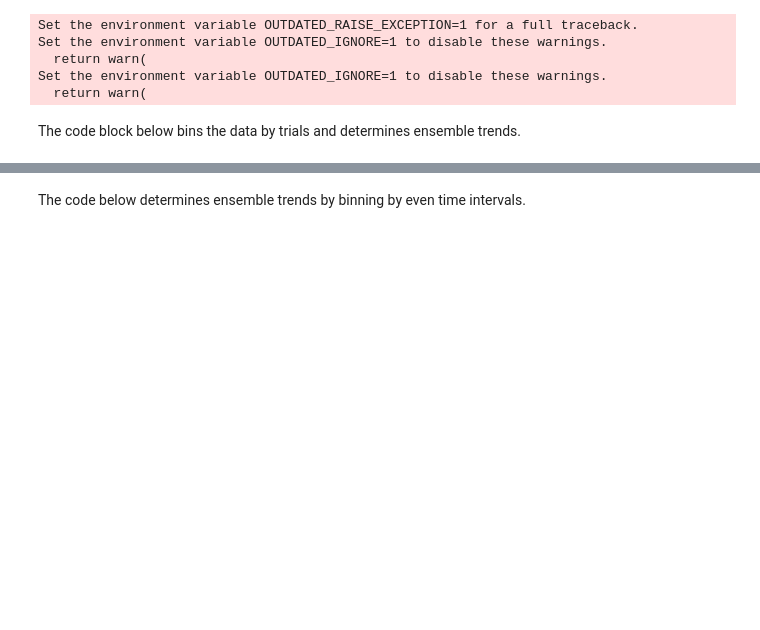
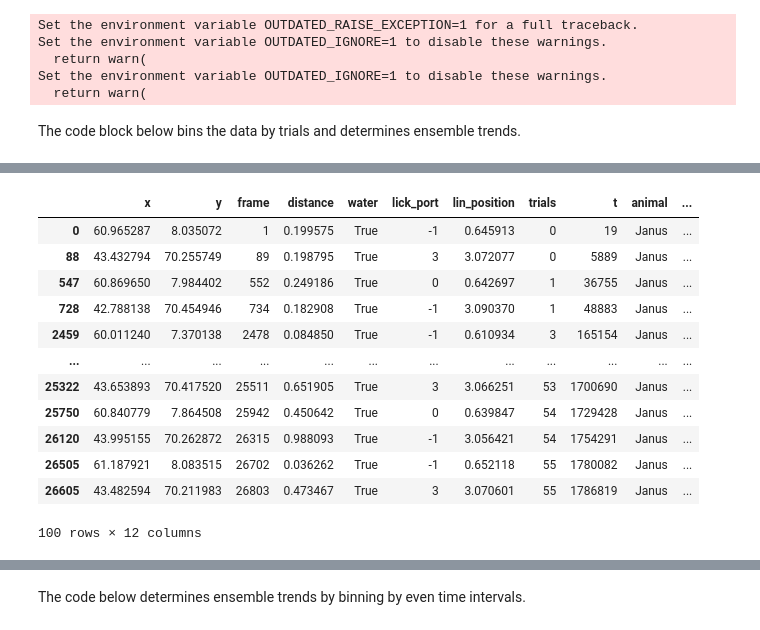
Before and after one commit to austinbaggetta/MultiCon_Analysis, a Jupyter notebook: EnsembleRemodeling_Resubmission/FadingEnsembles_cohort0.ipynb, the cells around one changed output, grey strips where cells are left out. Saved outputs shown, nothing was run; the diff lists cells and outputs as text; code cells hidden in the pictures; blank space fills up the shorter version.

```diff
--- a/EnsembleRemodeling_Resubmission/FadingEnsembles_cohort0.ipynb
+++ b/EnsembleRemodeling_Resubmission/FadingEnsembles_cohort0.ipynb
@@ -108,3 +127,22 @@ mouse_ensembles['Janus']['Reversal1']
+# %%
+behav_file = pjoin(behav_path, '{}_{}.feat'.format('Janus', 'Reversal1'))
+aligned_behavior = pd.read_feather(behav_file)
+# %%
+aligned_behavior.loc[aligned_behavior['water'] == True]
+# %% [output]
+|  | x | y | frame | distance | water | lick_port | lin_position | trials | t | animal | ... |
+| 0 | 60.965287 | 8.035072 | 1 | 0.199575 | True | -1 | 0.645913 | 0 | 19 | Janus | ... |
+| 88 | 43.432794 | 70.255749 | 89 | 0.198795 | True | 3 | 3.072077 | 0 | 5889 | Janus | ... |
+| 547 | 60.869650 | 7.984402 | 552 | 0.249186 | True | 0 | 0.642697 | 1 | 36755 | Janus | ... |
+| 728 | 42.788138 | 70.454946 | 734 | 0.182908 | True | -1 | 3.090370 | 1 | 48883 | Janus | ... |
+| 2459 | 60.011240 | 7.370138 | 2478 | 0.084850 | True | -1 | 0.610934 | 3 | 165154 | Janus | ... |
+| ... | ... | ... | ... | ... | ... | ... | ... | ... | ... | ... | ... |
+| 25322 | 43.653893 | 70.417520 | 25511 | 0.651905 | True | 3 | 3.066251 | 53 | 1700690 | Janus | ... |
+| 25750 | 60.840779 | 7.864508 | 25942 | 0.450642 | True | 0 | 0.639847 | 54 | 1729428 | Janus | ... |
+| 26120 | 43.995155 | 70.262872 | 26315 | 0.988093 | True | -1 | 3.056421 | 54 | 1754291 | Janus | ... |
+| 26505 | 61.187921 | 8.083515 | 26702 | 0.036262 | True | -1 | 0.652118 | 55 | 1780082 | Janus | ... |
+| 26605 | 43.482594 | 70.211983 | 26803 | 0.473467 | True | 3 | 3.070601 | 55 | 1786819 | Janus | ... |
+100 rows × 12 columns
 # %%
 ## Plot peak activation of a fading ensemble
 activations = mouse_binned_activations['Lyra']['Reversal1']
```
Also changed, not shown: parts of 37 cells of this notebook, 3 other files.
